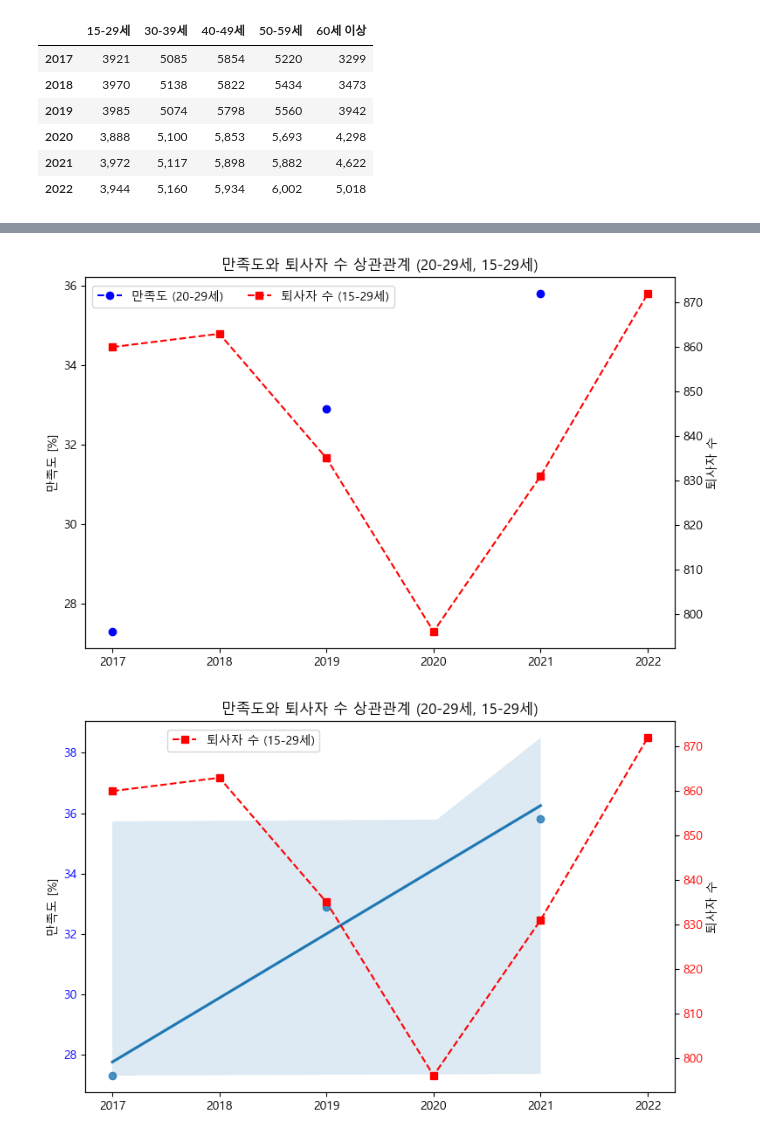
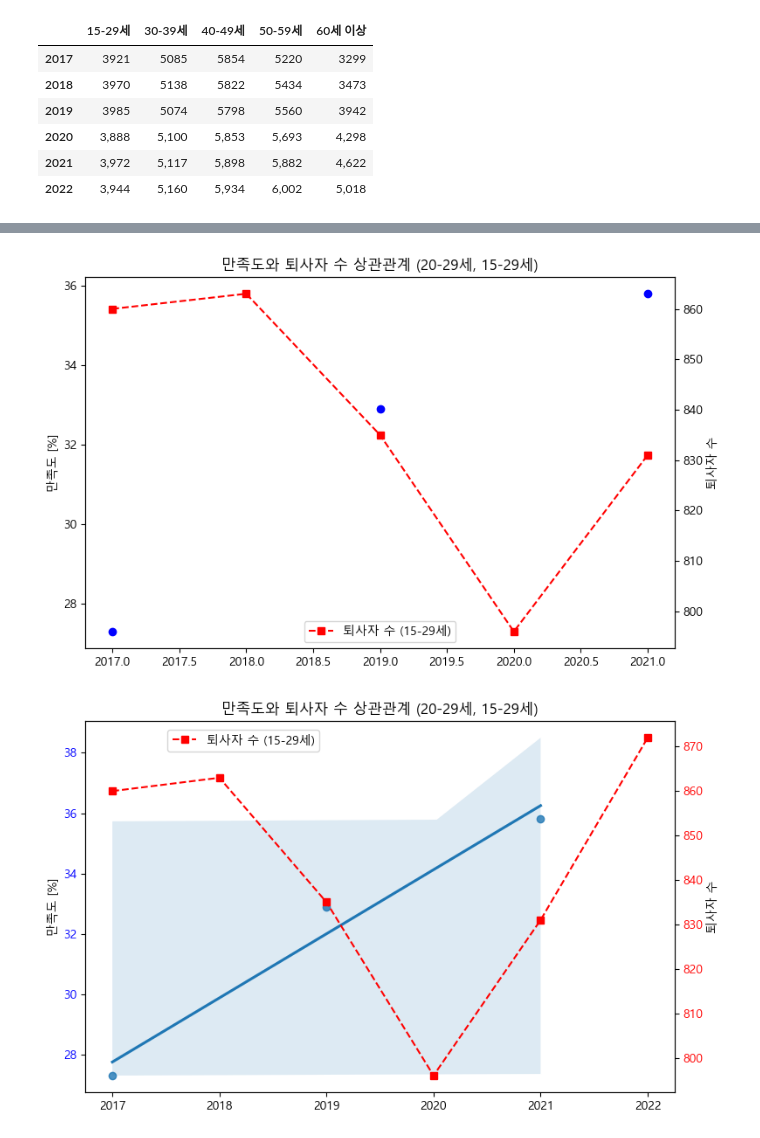
Before and after one commit to koi154/1LEE3KIM, a Jupyter notebook: data.ipynb, the cells around one changed output, grey strips where cells are left out. Drawn from its saved outputs; the diff is of its cells as text; code cells hidden in the pictures.

```diff
--- a/data.ipynb
+++ b/data.ipynb
@@ -278,3 +278,21 @@ total
 | 2020 | 3,888 | 5,100 | 5,853 | 5,693 | 4,298 |
 | 2021 | 3,972 | 5,117 | 5,898 | 5,882 | 4,622 |
 | 2022 | 3,944 | 5,160 | 5,934 | 6,002 | 5,018 |
+# %%
+t = total['15-29세'].astype(str)
+t = np.array([int(x.replace(",", "")) for x in t])
+
+tt = total['30-39세'].astype(str)
+tt = np.array([int(x.replace(",", "")) for x in tt])
+
+x1 = move_trans['15-29세'].astype(int)/(t-move_trans['15-29세'].astype(int)) *100
+x2 = move_trans['30-39세'].astype(int)/(t-move_trans['30-39세'].astype(int)) *100
+x = (x1.iloc[:-1] + x2.iloc[:-1])/2
+y = (company_good['15-29세'].iloc[:-1] + company_good['30-39세'].iloc[:-1])/2
+print(y)
+
+years=[2017,2018,2019,2020,2021,2022]
+sns.lineplot(data=x, label="퇴사자 비율", marker='o')
+sns.lineplot(data=y, label="만족도", marker='s')
+plt.title('연령별 만족도-퇴사자 상관관계 (MZ세대)')
+plt.ylabel("[단위 %]", loc='top')
@@ -281,37 +306,37 @@ total
 # %%
 t=total['15-29세'].astype(str)
 t
 t = np.array([int(x.replace(",", "")) for x in t])
-x=move_trans['15-29세']
-y=[27.3, np.nan, 32.9, np.nan, 35.8, np.nan]
+x=move_trans['15-29세'].iloc[:-1]
+y=[27.3, np.nan, 32.9, np.nan, 35.8]
 x
-years = [2017, 2018, 2019, 2020, 2021, 2022]
+years = [2017, 2018, 2019, 2020, 2021]
 # 그래프 그리기
 fig, ax1 = plt.subplots(figsize=(8,5))
 
 # 만족도 데이터 (왼쪽 y축)
-ax1.plot(years, y, color='blue', marker='o', label='만족도 (20-29세)', linestyle='--')
+ax1.plot(years, y, color='blue', marker='o', label='만족도 (20-29세)', linestyle='-')
 ax1.set_ylabel('만족도 [%]')
 
 
 # 퇴사자 수 데이터 (오른쪽 y축)
 ax2 = ax1.twinx()
 ax2.plot(years, x, color='red', marker='s', linestyle='--', label='퇴사자 수 (15-29세)')
 ax2.set_ylabel('퇴사자 수')
 
 
 # 제목 및 축 설정
 plt.title('만족도와 퇴사자 수 상관관계 (20-29세, 15-29세)')
 ax1.set_xlabel('')
 
 # 범례 추가
-fig.legend(loc='upper center', bbox_to_anchor=(0.3, 0.92), ncol=2)
+plt.legend(loc='lower center')
 
 # 그래프 출력
 plt.tight_layout()
 plt.show()
 # %% [output]
-[figure, old version]
+[figure, new version]
 # %%
 t=total['15-29세'].astype(str)
 t
```
Also changed, not shown: parts of 2 cells of this notebook.
